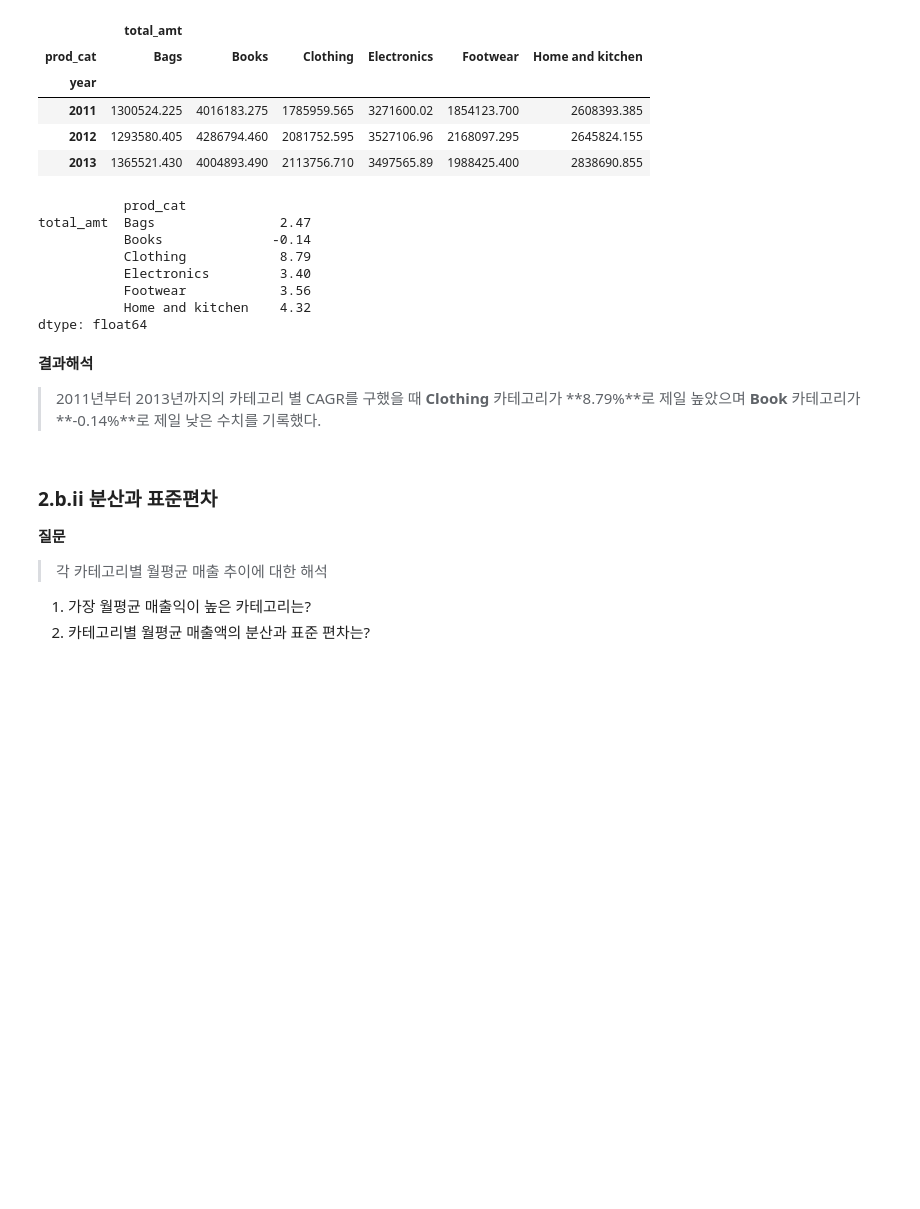
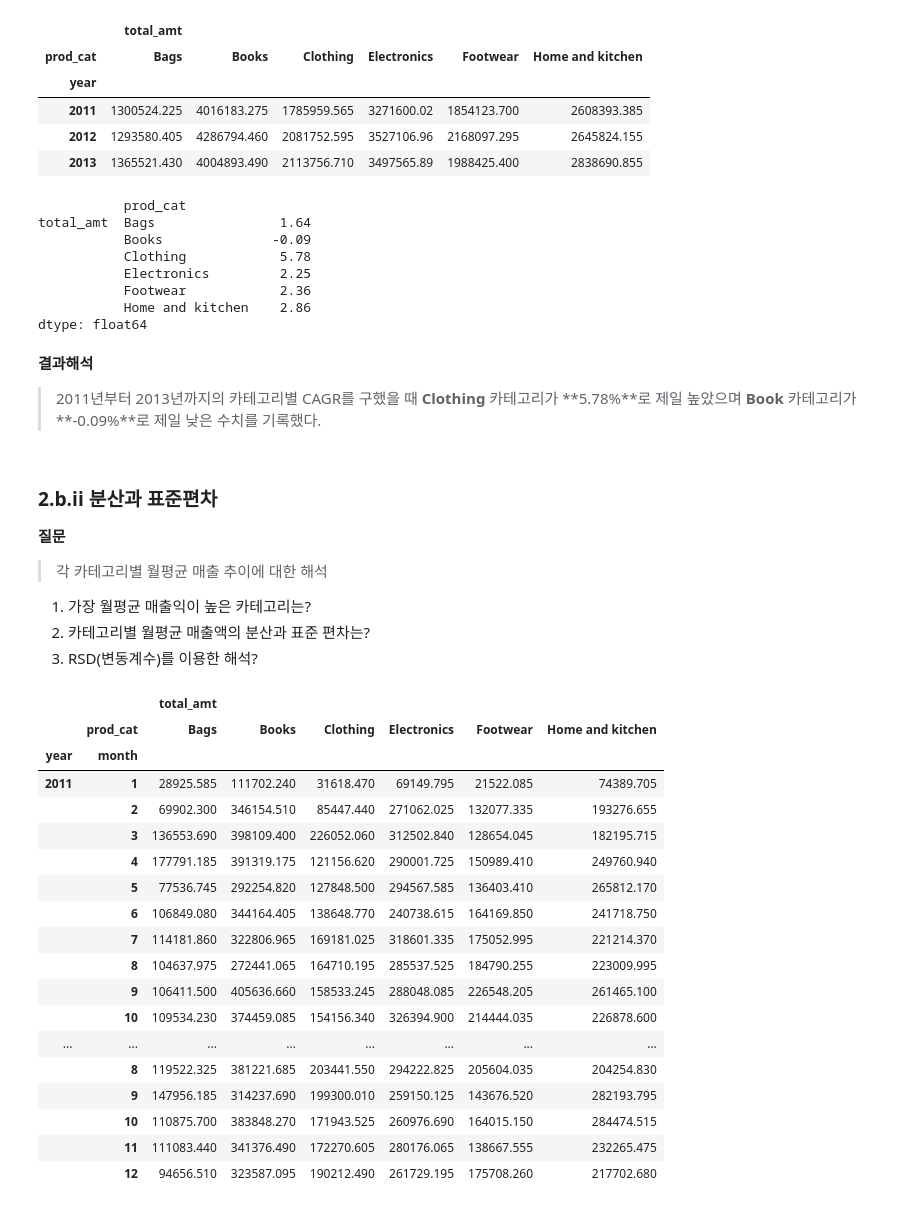
Before and after one commit to sunnyl94/Data-Analysis-Folder, a Jupyter notebook: Retail_Case_Study.ipynb, the cells around one changed output. Cells and saved outputs as stored; diff of their text form; code cells hidden in the pictures; blank space fills up the shorter version.

```diff
--- a/Retail_Case_Study.ipynb
+++ b/Retail_Case_Study.ipynb
@@ -528,22 +531,22 @@ display(cagr_table)
 | 2013 | 1365521.430 | 4004893.490 | 2113756.710 | 3497565.89 | 1988425.400 | 2838690.855 |
 # %%
 # 카테고리 별 CAGR
-cagr = round(((cagr_table.iloc[-1] / cagr_table.iloc[0])**(1/(len(cagr_table) - 1)) - 1) * 100, 2)
+cagr = round(((cagr_table.iloc[-1] / cagr_table.iloc[0])**(1/len(cagr_table)) - 1) * 100, 2)
 
 print(cagr)
 # %% [output]
            prod_cat
-total_amt  Bags                2.47
-           Books              -0.14
-           Clothing            8.79
-           Electronics         3.40
-           Footwear            3.56
-           Home and kitchen    4.32
+total_amt  Bags                1.64
+           Books              -0.09
+           Clothing            5.78
+           Electronics         2.25
+           Footwear            2.36
+           Home and kitchen    2.86
 dtype: float64
 # %% [markdown]
 
 **결과해석**
-> 2011년부터 2013년까지의 카테고리 별 CAGR를 구했을 때 **Clothing** 카테고리가 **8.79%**로  제일 높았으며 **Book** 카테고리가 **-0.14%**로 제일 낮은 수치를 기록했다.
+> 2011년부터 2013년까지의 카테고리별 CAGR를 구했을 때 **Clothing** 카테고리가 **5.78%**로  제일 높았으며 **Book** 카테고리가 **-0.09%**로 제일 낮은 수치를 기록했다.
 # %% [markdown]
 ### 2.b.ii 분산과 표준편차
 
@@ -553,3 +556,37 @@ dtype: float64
 > 각 카테고리별 월평균 매출 추이에 대한 해석
 1. 가장 월평균 매출익이 높은 카테고리는?
 2. 카테고리별 월평균 매출액의 분산과 표준 편차는?
+3. RSD(변동계수)를 이용한 해석?
+# %%
+# month column 추가
+df_copy['month'] = df_copy['tran_date'].dt.month
+# %%
+# 카테고리별 년,월 매출
+cagr_table_by_month = pd.pivot_table(df_copy,
+                            index=['year', 'month'],
+                            columns=["prod_cat"],
+                            values=['total_amt'],
+                            aggfunc='sum'
+                            )
+
+display(cagr_table_by_month)
+# %% [output]
+|  |  | total_amt |  |  |  |  |  |
+|  | prod_cat | Bags | Books | Clothing | Electronics | Footwear | Home and kitchen |
+| year | month |  |  |  |  |  |  |
+| 2011 | 1 | 28925.585 | 111702.240 | 31618.470 | 69149.795 | 21522.085 | 74389.705 |
+|  | 2 | 69902.300 | 346154.510 | 85447.440 | 271062.025 | 132077.335 | 193276.655 |
+|  | 3 | 136553.690 | 398109.400 | 226052.060 | 312502.840 | 128654.045 | 182195.715 |
+|  | 4 | 177791.185 | 391319.175 | 121156.620 | 290001.725 | 150989.410 | 249760.940 |
+|  | 5 | 77536.745 | 292254.820 | 127848.500 | 294567.585 | 136403.410 | 265812.170 |
+|  | 6 | 106849.080 | 344164.405 | 138648.770 | 240738.615 | 164169.850 | 241718.750 |
+|  | 7 | 114181.860 | 322806.965 | 169181.025 | 318601.335 | 175052.995 | 221214.370 |
+|  | 8 | 104637.975 | 272441.065 | 164710.195 | 285537.525 | 184790.255 | 223009.995 |
+|  | 9 | 106411.500 | 405636.660 | 158533.245 | 288048.085 | 226548.205 | 261465.100 |
+|  | 10 | 109534.230 | 374459.085 | 154156.340 | 326394.900 | 214444.035 | 226878.600 |
+| ... | ... | ... | ... | ... | ... | ... | ... |
+|  | 8 | 119522.325 | 381221.685 | 203441.550 | 294222.825 | 205604.035 | 204254.830 |
+|  | 9 | 147956.185 | 314237.690 | 199300.010 | 259150.125 | 143676.520 | 282193.795 |
+|  | 10 | 110875.700 | 383848.270 | 171943.525 | 260976.690 | 164015.150 | 284474.515 |
+|  | 11 | 111083.440 | 341376.490 | 172270.605 | 280176.065 | 138667.555 | 232265.475 |
+|  | 12 | 94656.510 | 323587.095 | 190212.490 | 261729.195 | 175708.260 | 217702.680 |
```
Also changed, not shown: parts of 6 cells of this notebook.
